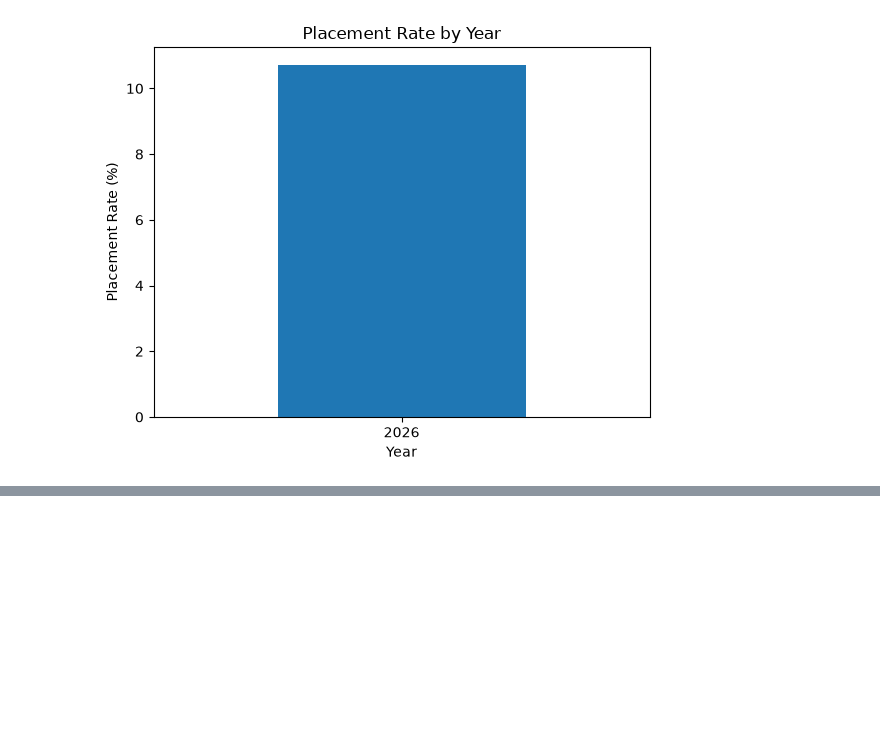
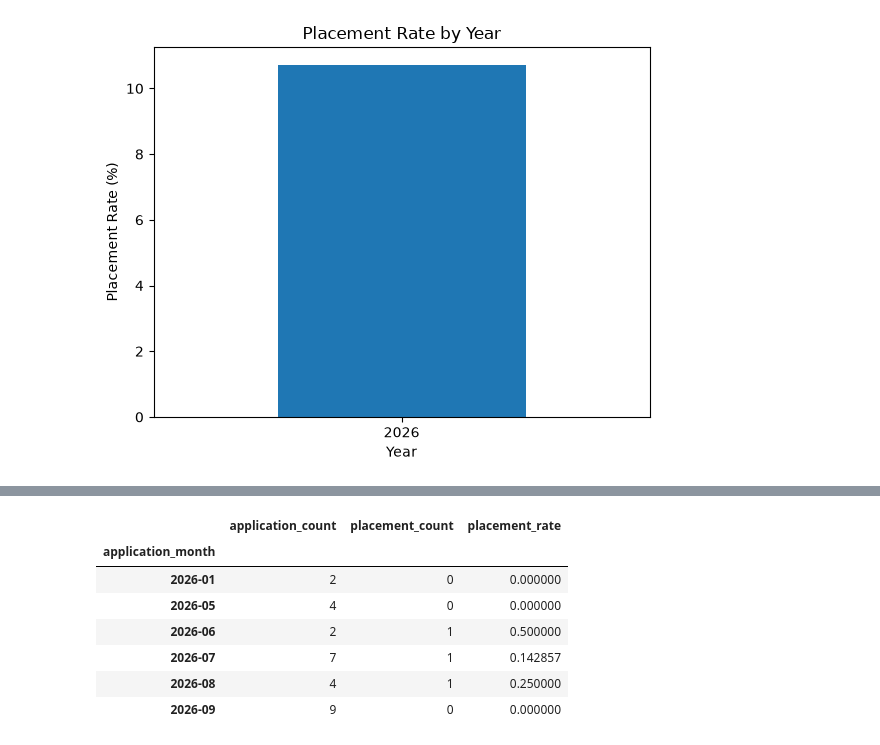
Before and after one commit to k-tomoe/recruitment-analytics-portfolio, a Jupyter notebook: notebooks/01_eda.ipynb, the cells around one changed output, grey strips where cells are left out. Cells and saved outputs as stored; diff of their text form; code cells hidden in the pictures; blank space fills up the shorter version.

```diff
--- a/notebooks/01_eda.ipynb
+++ b/notebooks/01_eda.ipynb
@@ -855,0 +926,26 @@ plt.show()
+# %%
+application_df.groupby(
+    "application_month"
+).agg(
+    application_count=(
+        "application_id",
+        "count"
+    ),
+    placement_count=(
+        "placed_flag",
+        "sum"
+    ),
+    placement_rate=(
+        "placed_flag",
+        "mean"
+    ),
+)
+# %% [output]
+|  | application_count | placement_count | placement_rate |
+| application_month |  |  |  |
+| 2026-01 | 2 | 0 | 0.000000 |
+| 2026-05 | 4 | 0 | 0.000000 |
+| 2026-06 | 2 | 1 | 0.500000 |
+| 2026-07 | 7 | 1 | 0.142857 |
+| 2026-08 | 4 | 1 | 0.250000 |
+| 2026-09 | 9 | 0 | 0.000000 |
```
Also changed, not shown: parts of 8 cells of this notebook.
